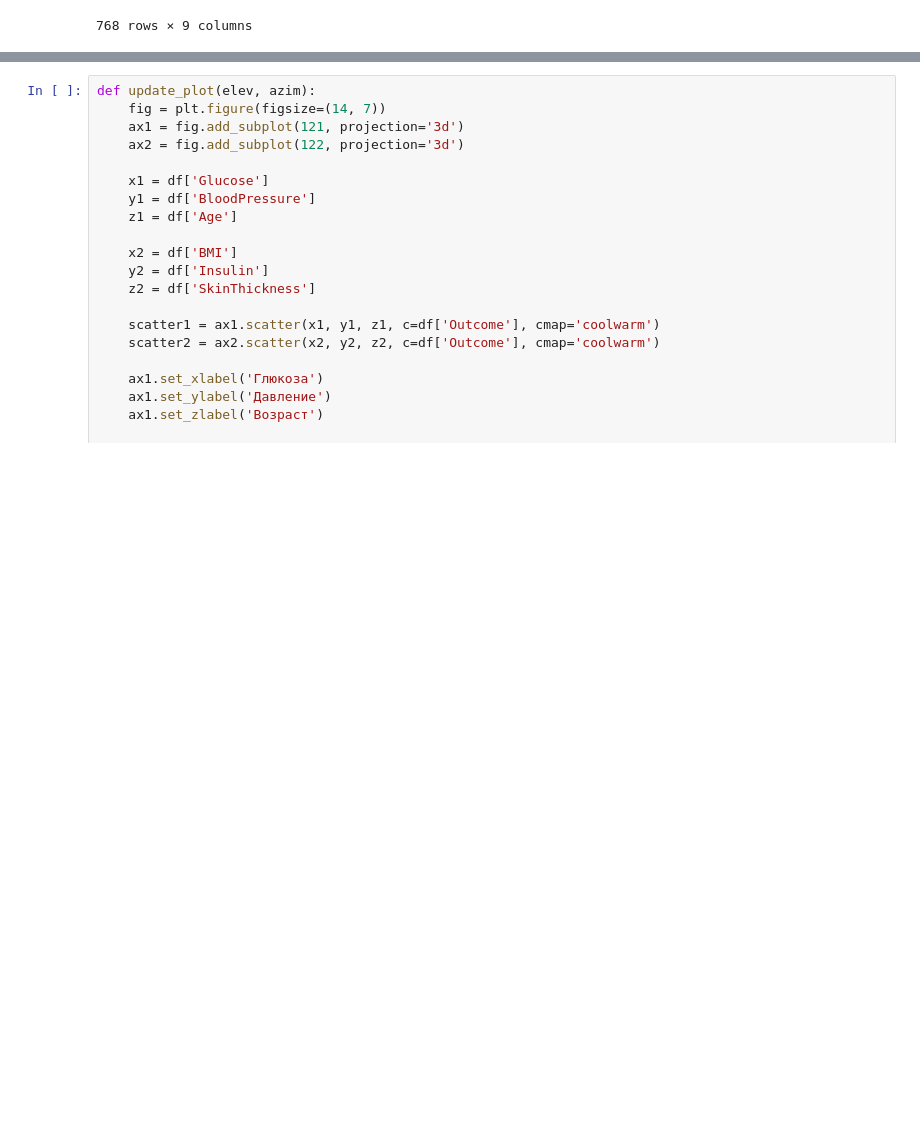
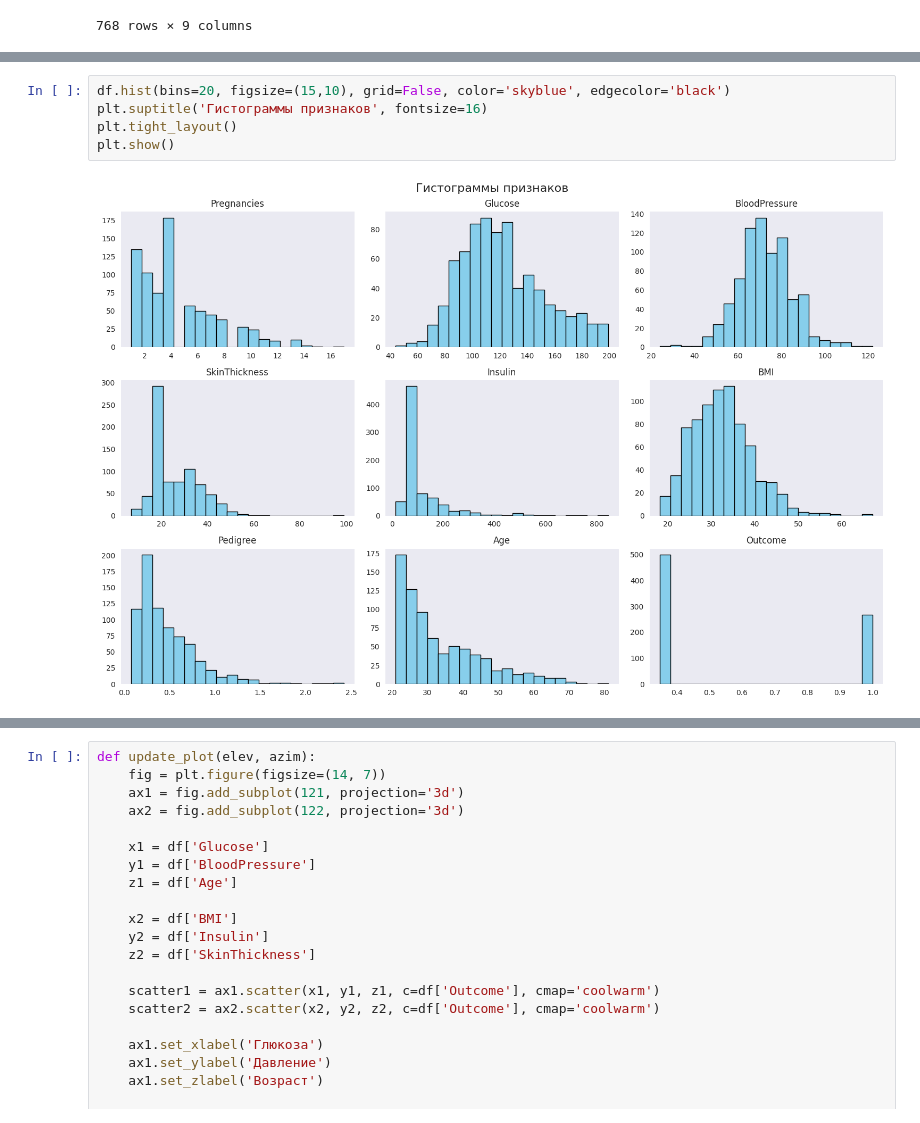
Before and after one commit to Hokure04/AISystems, a Jupyter notebook: AISystemsLab4/AISystemsLab4.ipynb, the cells around one changed output, grey strips where cells are left out. Cells and saved outputs as stored; diff of their text form; blank space fills up the shorter version.

Commit message:
train_test_split fixed and corelation matrix with plots added

```diff
--- a/AISystemsLab4/AISystemsLab4.ipynb
+++ b/AISystemsLab4/AISystemsLab4.ipynb
@@ -110,0 +90,7 @@ stats_df
+# %%
+df.hist(bins=20, figsize=(15,10), grid=False, color='skyblue', edgecolor='black')
+plt.suptitle('Гистограммы признаков', fontsize=16)
+plt.tight_layout()
+plt.show()
+# %% [output]
+[figure, added]
```
Also changed, not shown: parts of 11 cells of this notebook.
